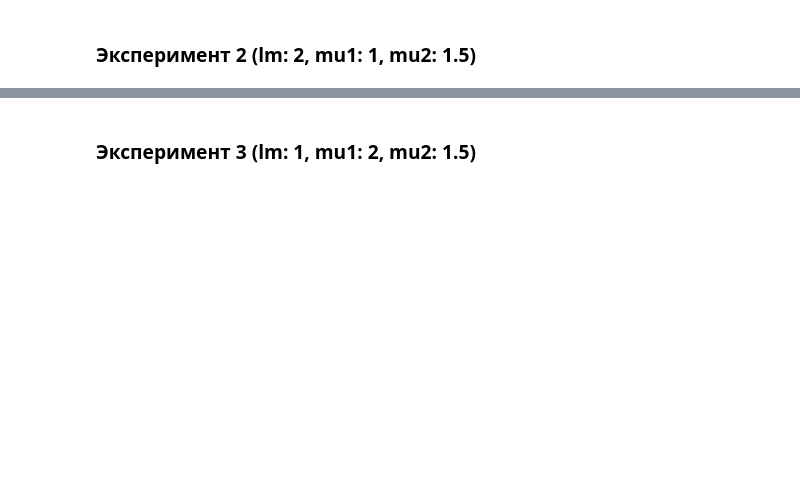
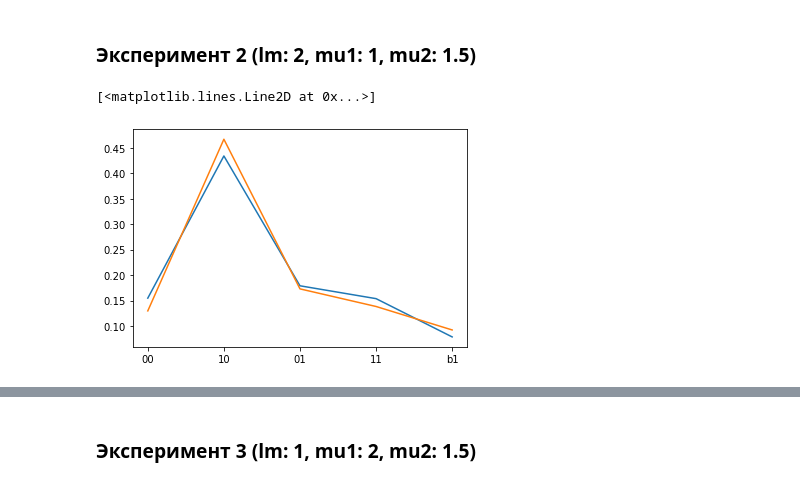
Before and after one commit to a13xbb/shoe-shine-shop, a Jupyter notebook: shop.ipynb, the cells around one changed output, grey strips where cells are left out. Drawn from its saved outputs; the diff is of its cells as text; code cells hidden in the pictures; blank space fills up the shorter version.

```diff
--- a/shop.ipynb
+++ b/shop.ipynb
@@ -261,3 +265,6 @@ res = simulate(400, 2, 1, 1.5)
 # %%
-plt.plot(res['probs'].keys(), res['probs'].values())
-plt.plot(res['probs'].keys(), stats[0])
+plt.plot(res2['probs'].keys(), res2['probs'].values())
+plt.plot(res2['probs'].keys(), stats2[0])
+# %% [output]
+[<matplotlib.lines.Line2D at 0x...>]
+[figure, added]
```
Also changed, not shown: parts of 23 cells of this notebook.
